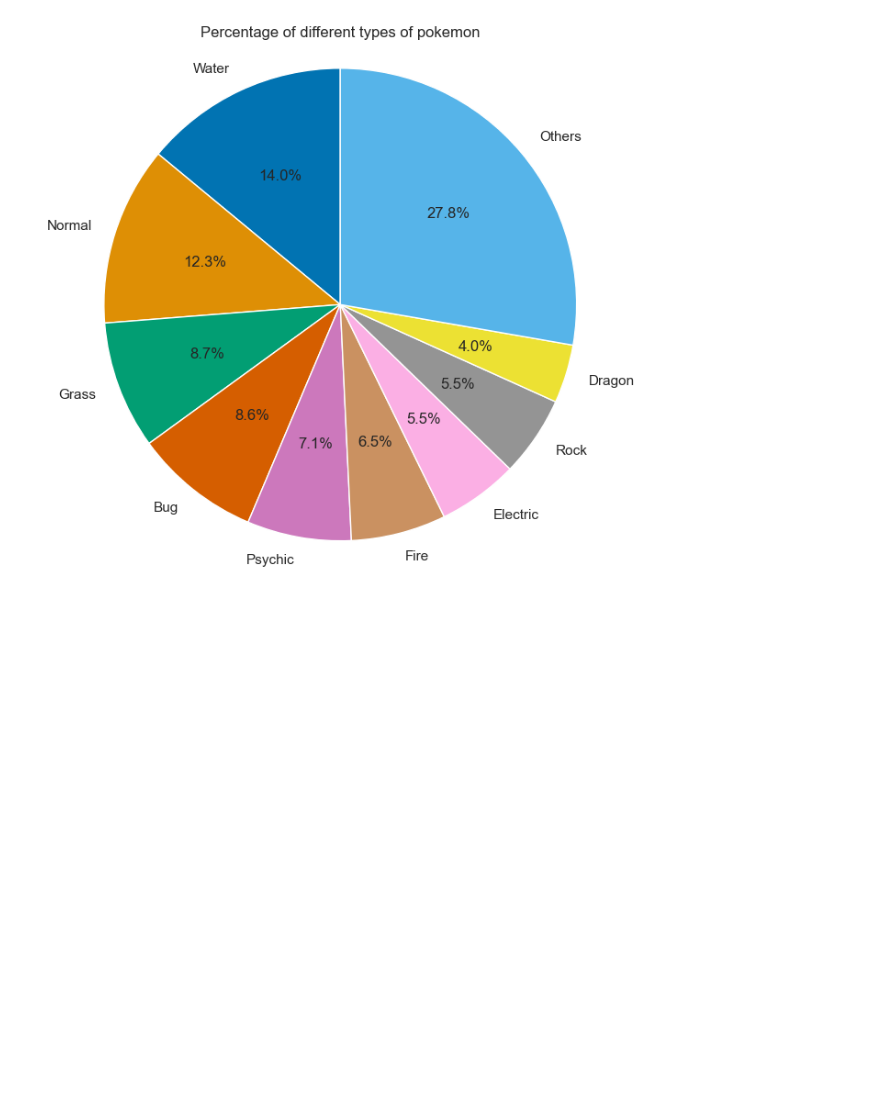
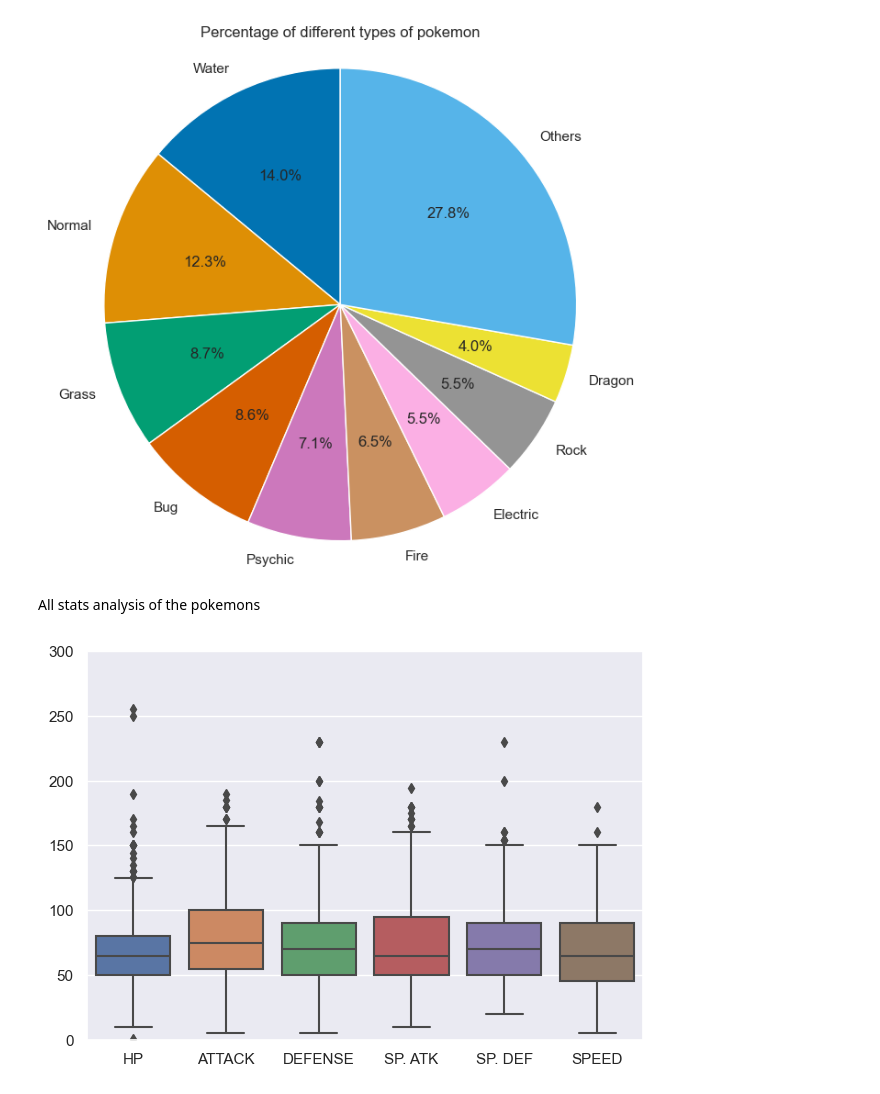
Before and after one commit to VictorGonzalezEscriba/pokemon_stats, a Jupyter notebook: notebook.ipynb, the cells around one changed output. Saved outputs shown, nothing was run; the diff lists cells and outputs as text; code cells hidden in the pictures; blank space fills up the shorter version.

Commit message:
added graphics

```diff
--- a/notebook.ipynb
+++ b/notebook.ipynb
@@ -286,3 +286,13 @@ fig.set_size_inches(7,7)
 plt.show()
 # %% [output]
 [figure]
+# %% [markdown]
+All stats analysis of the pokemons
+# %%
+
+df2=df.drop(['GENERATION','TOTAL','LEGENDARY'],axis=1)
+sns.boxplot(data=df2)
+plt.ylim(0,300)  #change the scale of y axix
+plt.show()
+# %% [output]
+[figure, added]
```
Also changed, not shown: parts of 1 cell of this notebook.
